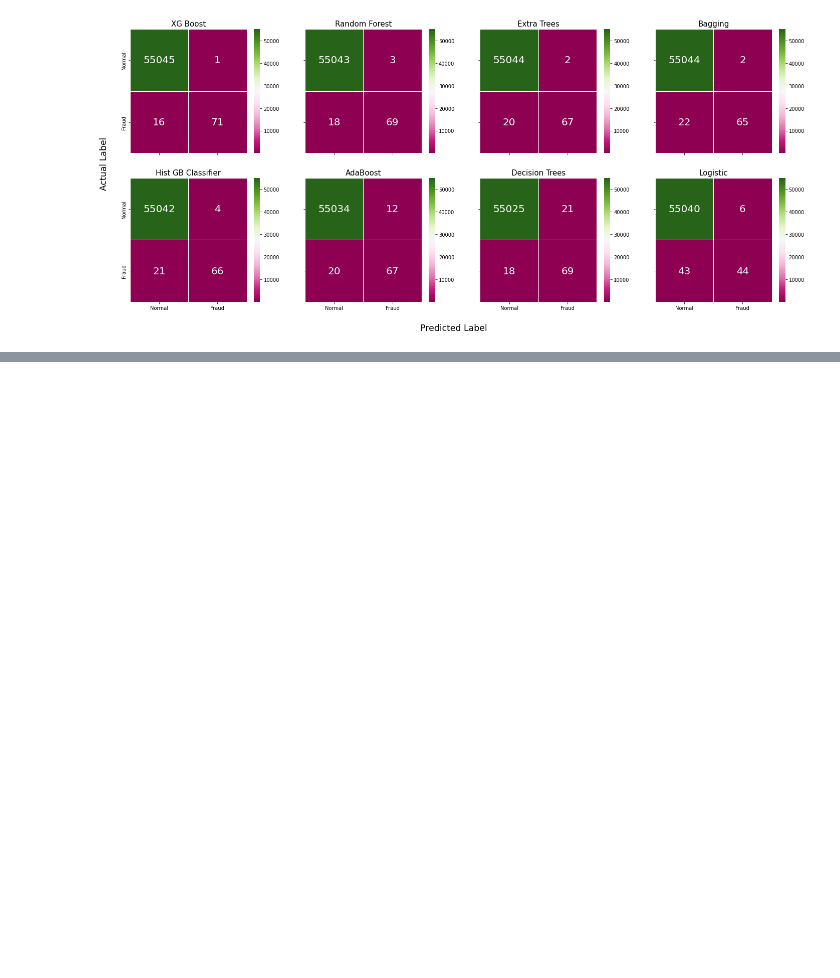
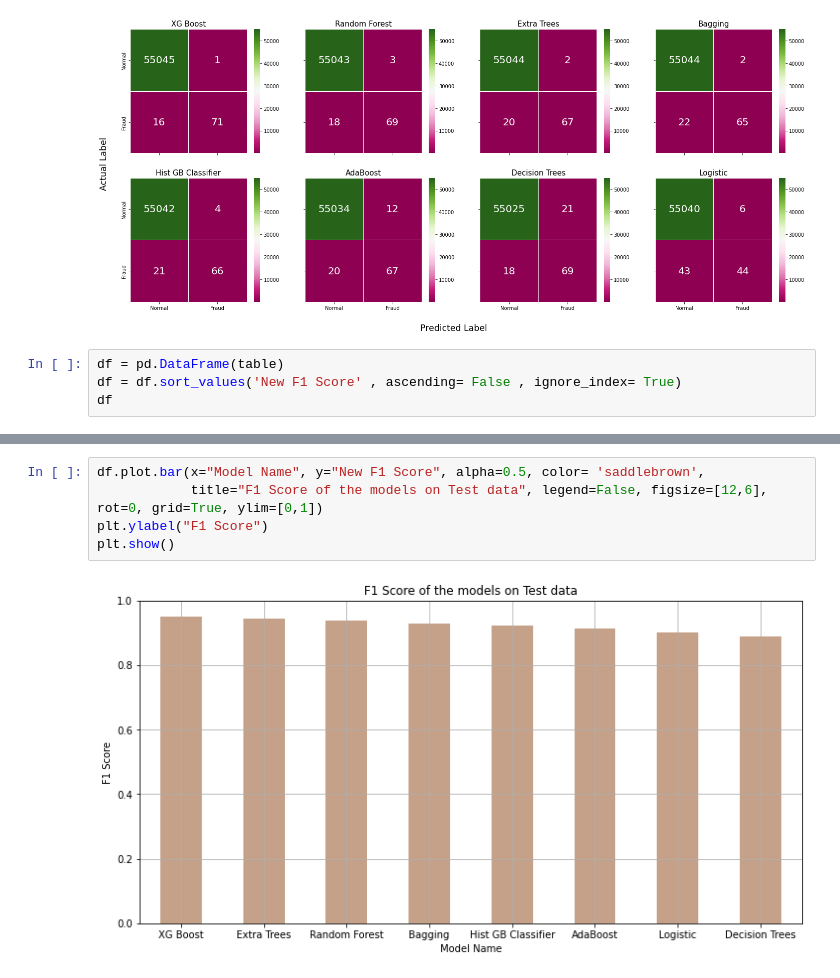
Before and after one commit to PHNPR/Credit-Card-Fraud-Detection, a Jupyter notebook: Credit Card Fraud.ipynb, the cells around one changed output, grey strips where cells are left out. Cells and saved outputs as stored; diff of their text form; blank space fills up the shorter version.

```diff
--- a/Credit Card Fraud.ipynb
+++ b/Credit Card Fraud.ipynb
@@ -246,3 +252,7 @@ fig.text(0.09, 0.44 , 'Actual Label' , rotation= 'vertical' , fontsize= 'xx-larg
 # %% [output]
 Text(0.09, 0.44, 'Actual Label')
 [figure]
+# %%
+df = pd.DataFrame(table)
+df = df.sort_values('New F1 Score' , ascending= False , ignore_index= True)
+df
@@ -249,3 +269,10 @@ Text(0.09, 0.44, 'Actual Label')
+# %%
+df.plot.bar(x="Model Name", y="New F1 Score", alpha=0.5, color= 'saddlebrown',
+            title="F1 Score of the models on Test data", legend=False, figsize=[12,6], rot=0, grid=True, ylim=[0,1])
+plt.ylabel("F1 Score")
+plt.show()
+# %% [output]
+[figure, added]
 # %%
 fig, axn = plt.subplots(2,4, sharex=True, sharey=True,figsize=(24,10))
 l = ['Normal' , 'Fraud']
```
Also changed, not shown: parts of 7 cells of this notebook.
